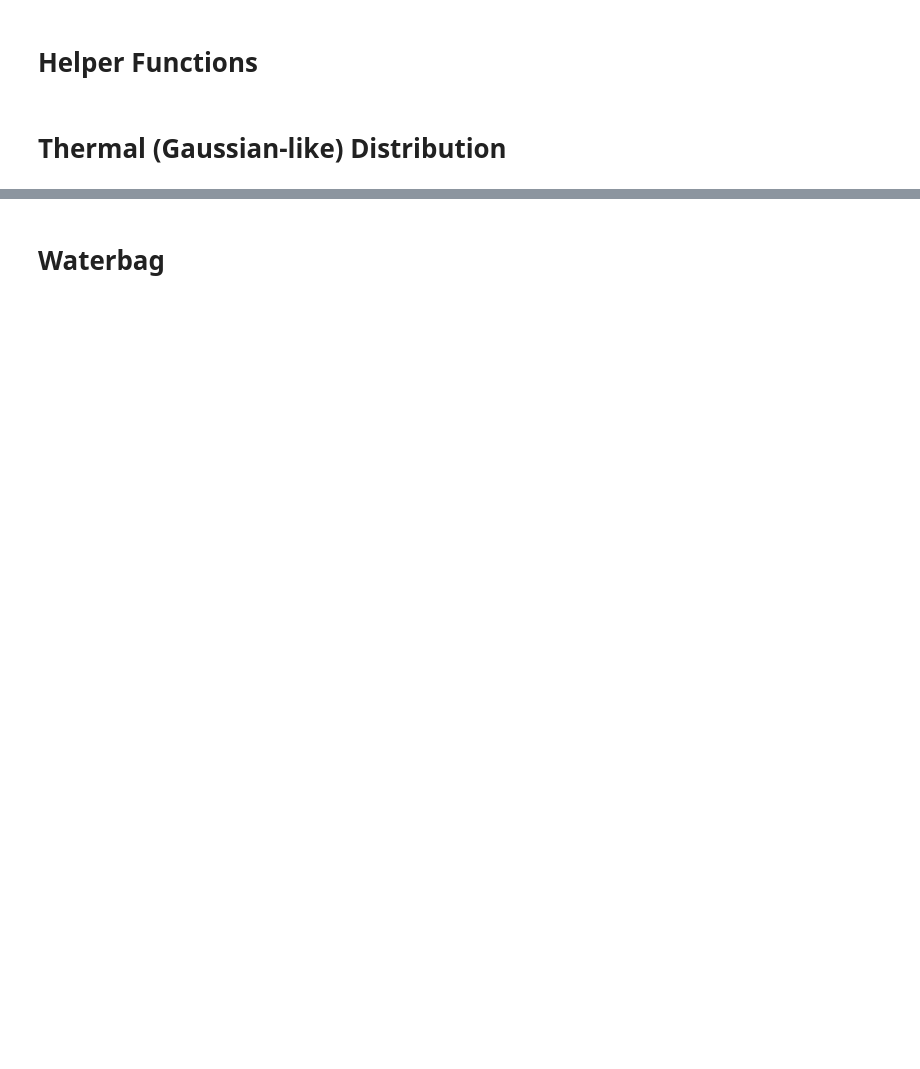
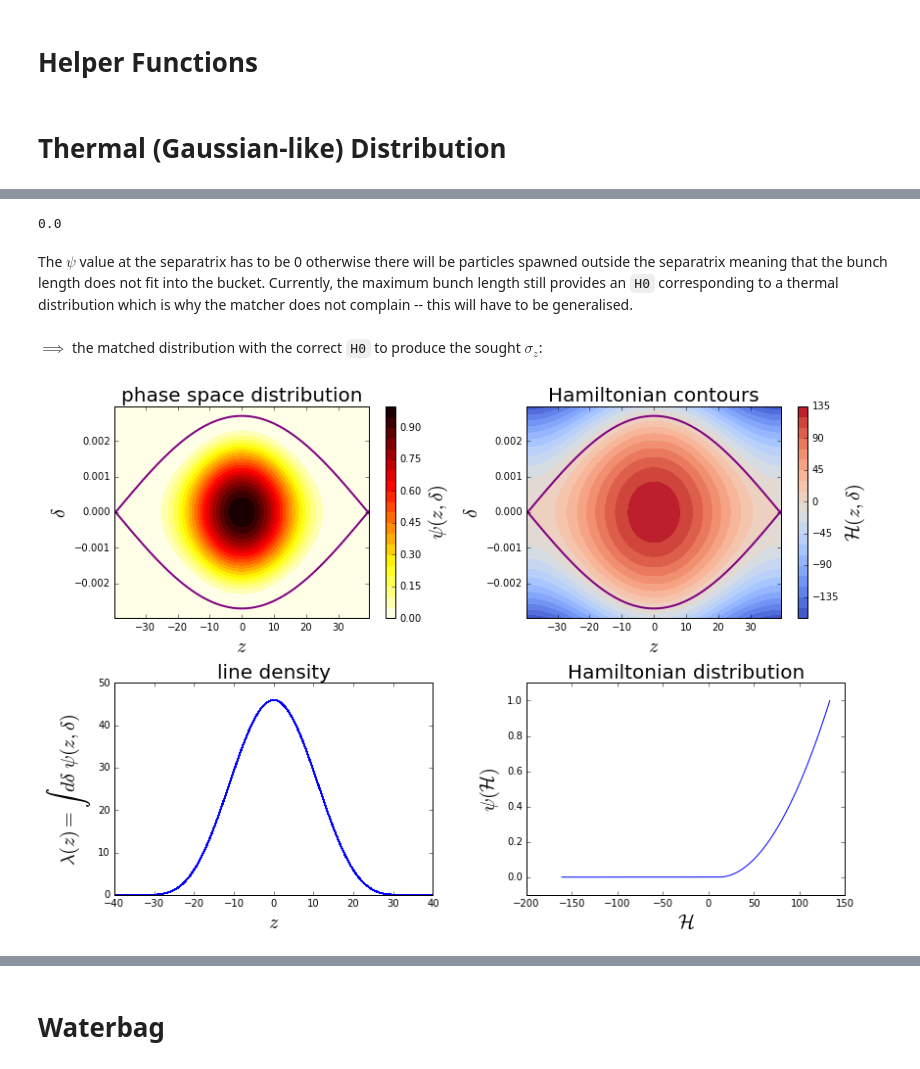
Before and after one commit to PyCOMPLETE/PyHEADTAIL-playground, a Jupyter notebook: RFBucket_Matching.ipynb, the cells around one changed output, grey strips where cells are left out. Saved outputs shown, nothing was run; the diff lists cells and outputs as text; code cells hidden in the pictures; blank space fills up the shorter version.

```diff
--- a/RFBucket_Matching.ipynb
+++ b/RFBucket_Matching.ipynb
@@ -201,3 +274,15 @@ z, dp, _, _ = rfb_matcher.generate(int(1e5))
+# %%
+rfb_matcher.psi(rfb.z_left, 0)
+# %% [output]
+0.0
+# %% [markdown]
+The $\psi$ value at the separatrix has to be 0 otherwise there will be particles spawned outside the separatrix meaning that the bunch length does not fit into the bucket. Currently, the maximum bunch length still provides an `H0` corresponding to a thermal distribution which is why the matcher does not complain -- this will have to be generalised.
+# %% [markdown]
+$\implies$ the matched distribution with the correct `H0` to produce the sought $\sigma_z$:
+# %%
+plot(rfb_matcher.psi_object, H0=122.13560674326664);
+# %% [output]
+[figure, added]
 # %%
 dpmax = rfb.dp_max(rfb.z_ufp_separatrix)
 zz = np.linspace(*rfb.interval, num=1000)
```
Also changed, not shown: parts of 39 cells of this notebook.
